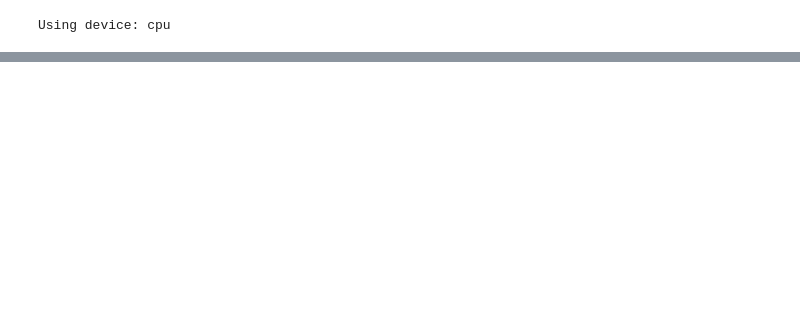
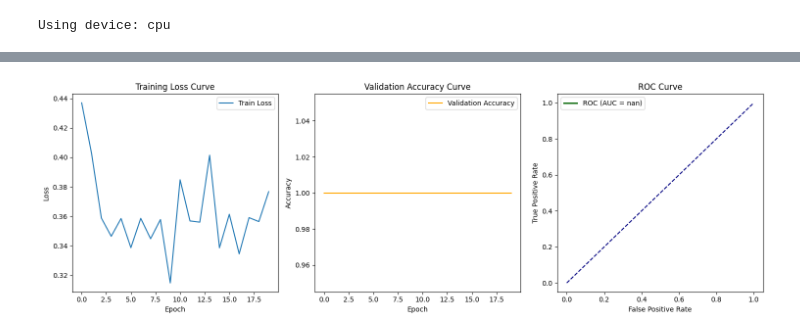
Before and after one commit to Maher1410/Brain-Tumor-Radiology, a Jupyter notebook: test.ipynb, the cells around one changed output, grey strips where cells are left out. Saved outputs shown, nothing was run; the diff lists cells and outputs as text; code cells hidden in the pictures; blank space fills up the shorter version.

```diff
--- a/test.ipynb
+++ b/test.ipynb
@@ -236,6 +237,10 @@ print("Performing feature selection...")
 selector, _ = perform_feature_selection(train_dataset, num_features=100)
 print("Feature selection completed!")
 
+# Add these before the training loop starts
+train_losses = []
+val_accuracies = []
+
 # Training loop
 num_epochs = 20
 best_acc = 0
@@ -243,6 +248,9 @@ best_acc = 0
 for epoch in range(num_epochs):
     train_loss = train_epoch(transformer_model, feature_extractor, train_loader, optimizer)
     val_acc = evaluate(transformer_model, feature_extractor, test_loader)
+    # Inside the epoch loop:
+    train_losses.append(train_loss)
+    val_accuracies.append(val_acc)
 
     print(f"Epoch {epoch+1}/{num_epochs}")
     print(f"Train Loss: {train_loss:.4f} | Val Acc: {val_acc:.4f}")
@@ -304,0 +313,80 @@ Clipping input data to the valid range for imshow with RGB data ([0..1] for floa
+# %%
+# %% Cell 11: Comprehensive Metrics Visualization (FIXED)
+def plot_metrics():
+    # 1. Training/Validation Curves
+    plt.figure(figsize=(15, 5))
+
+    # Loss Curve
+    plt.subplot(1, 3, 1)
+    plt.plot(train_losses, label='Train Loss')
+    plt.title('Training Loss Curve')
+    plt.xlabel('Epoch')
+    plt.ylabel('Loss')
+    plt.legend()
+
+    # Accuracy Curve
+    plt.subplot(1, 3, 2)
+    plt.plot(val_accuracies, label='Validation Accuracy', color='orange')
+    plt.title('Validation Accuracy Curve')
+    plt.xlabel('Epoch')
+    plt.ylabel('Accuracy')
+    plt.legend()
+
+    # 2. ROC Curve
+    all_labels = []
+    all_probs = []
+
+    with torch.no_grad():
+        for inputs, labels in test_loader:
+            inputs = inputs.to(device)
+            labels = labels.to(device)
+
+            features = feature_extractor(inputs)
+            outputs = transformer_model(features)
+            probs = torch.softmax(outputs, dim=1)[:, 1]
+
+            all_labels.extend(labels.cpu().numpy())
+            all_probs.extend(probs.cpu().numpy())
+
+    fpr, tpr, _ = roc_curve(all_labels, all_probs)
+    roc_auc = auc(fpr, tpr)
+
+    plt.subplot(1, 3, 3)
+    plt.plot(fpr, tpr, color='darkgreen', lw=2,
+             label=f'ROC (AUC = {roc_auc:.2f})')
+    plt.plot([0, 1], [0, 1], color='navy', linestyle='--')
+    plt.xlabel('False Positive Rate')
+    plt.ylabel('True Positive Rate')
+    plt.title('ROC Curve')
+    plt.legend()
+
+    plt.tight_layout()
+    plt.show()
+
+    # 3. Confusion Matrix (Fixed)
+    all_preds = (np.array(all_probs) > 0.5).astype(int)
+    cm = confusion_matrix(all_labels, all_preds, labels=[0, 1])
+
+    plt.figure(figsize=(6, 6))
+    ConfusionMatrixDisplay(cm, display_labels=['Non-Dyslexic', 'Dyslexic']).plot(
+        values_format='d',
+        colorbar=False
+    )
+    plt.title('Confusion Matrix')
+    plt.grid(False)
+    plt.show()
+
+    # 4. Classification Report
+    print("\nClassification Report:")
+    print(classification_report(
+    all_labels,
+    all_preds,
+    labels=[0, 1],  # Explicitly specify classes
+    target_names=['Non-Dyslexic', 'Dyslexic'],
+    zero_division=0  # Handle missing classes
+))
+
+# Run the visualization
+plot_metrics()
+# %% [output]
+[figure, added]
```
Also changed, not shown: parts of 4 cells of this notebook.
